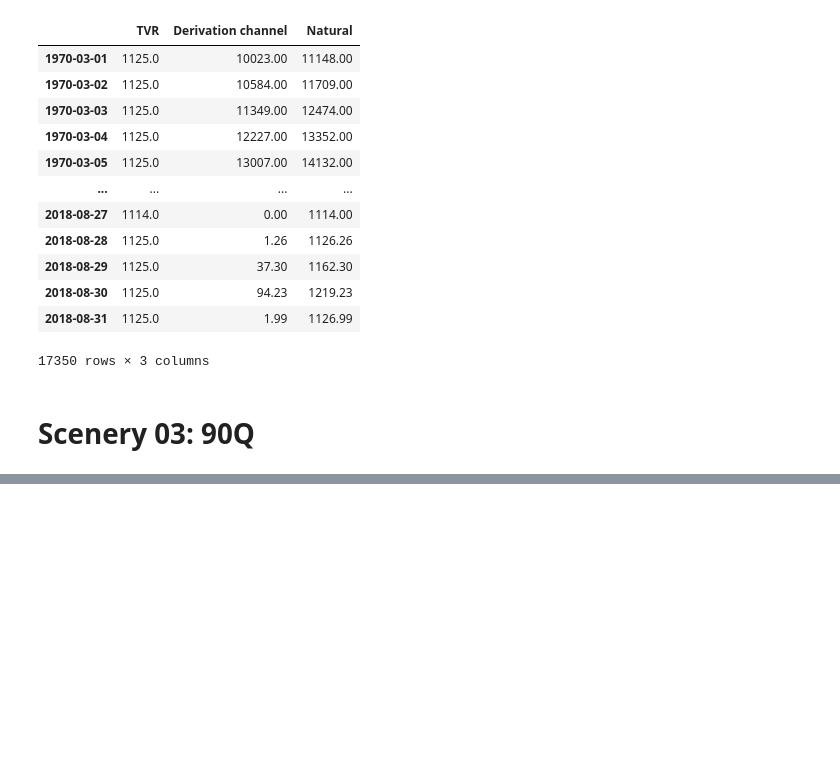
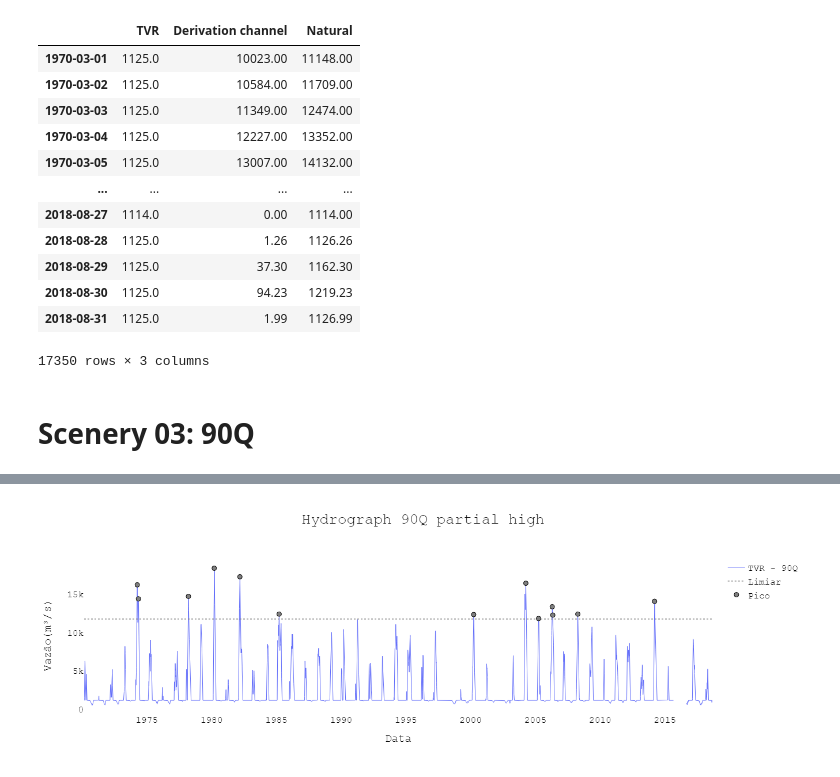
Before and after one commit to clebsonpy/HidroComp, a Jupyter notebook: Artigo-Volta-Grande/Hydrology Alteration - 90Q.ipynb, the cells around one changed output, grey strips where cells are left out. Saved outputs shown, nothing was run; the diff lists cells and outputs as text; code cells hidden in the pictures; blank space fills up the shorter version.

```diff
--- a/Artigo-Volta-Grande/Hydrology Alteration - 90Q.ipynb
+++ b/Artigo-Volta-Grande/Hydrology Alteration - 90Q.ipynb
@@ -51,3 +51,7 @@ scenery_90q_del
 17350 rows × 3 columns
 # %% [markdown]
 # Scenery 03: 90Q
+# %%
+iha_sim_scenery_90q = IHA(data_tvr_scenery_90q, month_water=month_water, status='pos', statistic='non-parametric', central_metric='mean',
+                                      variation_metric='cv',  type_criterion=None, type_threshold="stationary", duration=0,
+                                      threshold_high=threshold_high, threshold_low=threshold_low, source="ONS", station='TVR - 90Q')
@@ -53,0 +79,3 @@ scenery_90q_del
+# %%
+freq_dur_data_scenery_90q, freq_dur_metric_scenery_90q, partial_high_scenery_90q, partial_low_scenery_90q = iha_sim_scenery_90q.frequency_and_duration()
+freq_dur_metric_scenery_90q
@@ -53,0 +88,13 @@ scenery_90q_del
+# %%
+fig_partial_high_scenery_90q, data_fig_partial_high_scenery_90q = partial_high_scenery_90q.hydrogram(title="Hydrograph 90Q partial high", color={"Natural": "#002e6f"})
+
+del data_fig_partial_high_scenery_90q[2]
+del data_fig_partial_high_scenery_90q[2]
+
+layout = fig_partial_high_scenery_90q['layout']
+
+fig_partial_high_scenery_90q_del = dict(data=data_fig_partial_high_scenery_90q, layout=layout)
+
+py.offline.iplot(fig_partial_high_scenery_90q_del)
+# %% [output]
+[figure, added]
```
Also changed, not shown: parts of 17 cells of this notebook, 4 other files.
